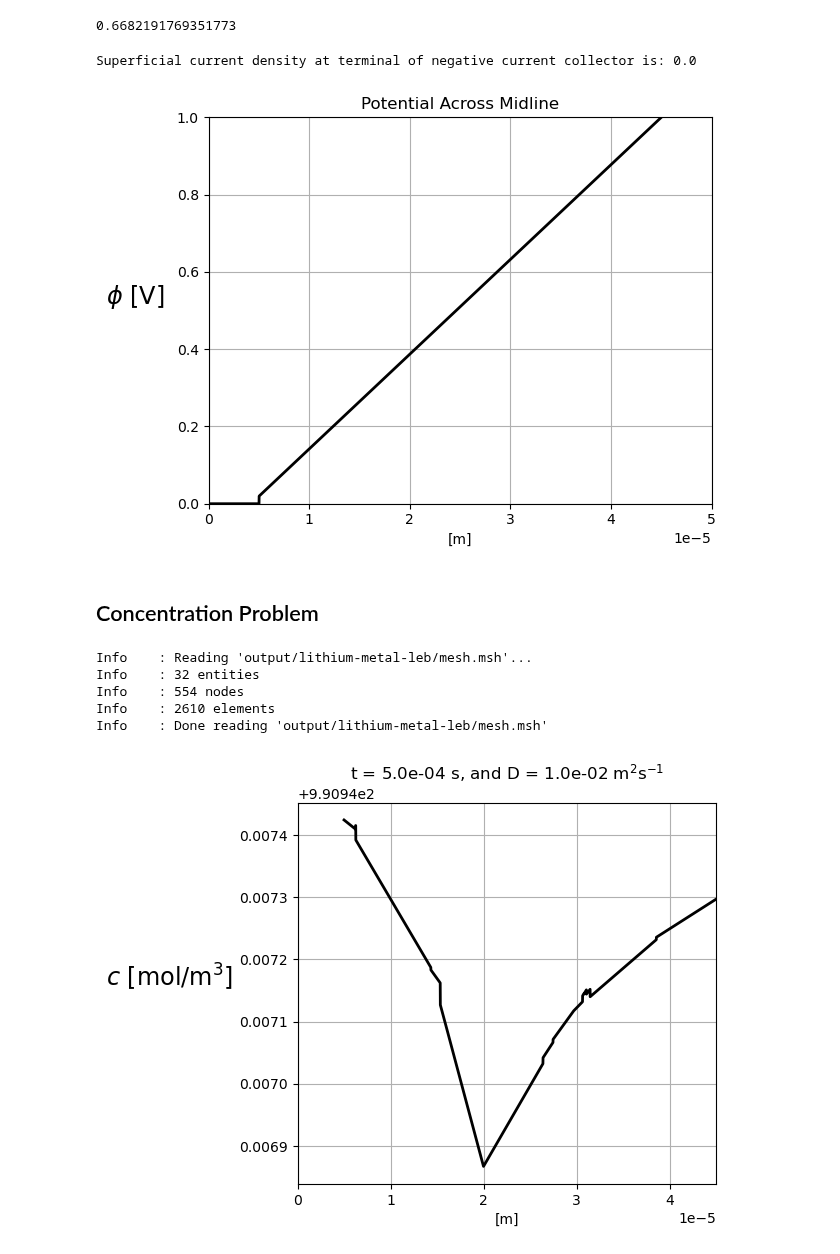
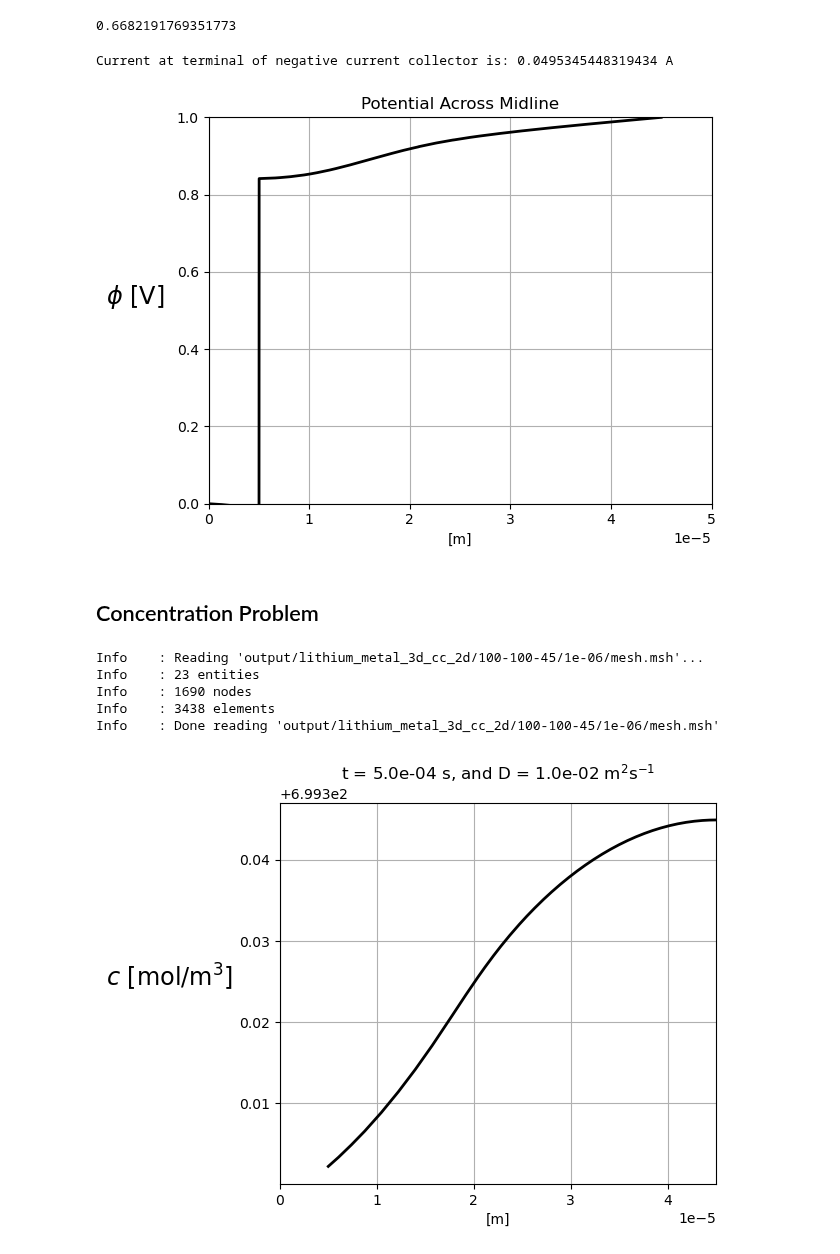
Before and after one commit to molel-gt/ssb, a Jupyter notebook: lithium-metal-battery.ipynb, the cells around one changed output. Cells and saved outputs as stored; diff of their text form; code cells hidden in the pictures.

```diff
--- a/lithium-metal-battery.ipynb
+++ b/lithium-metal-battery.ipynb
@@ -240,23 +169,3 @@ We make the following assumptions
 - binary electrolyte
 
 $$\frac{\partial c}{\partial t} + \pmb{v}\cdot\nabla c - D\nabla^2c=0$$
-# %%
-if three_dimensional:
-    with io.XDMFFile(comm, tetr_meshfile, "r") as infile3:
-        domain = infile3.read_mesh(cpp.mesh.GhostMode.none, 'Grid')
-        ct = infile3.read_meshtags(domain, name="Grid")
-    tdim = domain.topology.dim
-    fdim = tdim - 1
-    domain.topology.create_connectivity(tdim, fdim)
-
-    ft_imap = domain.topology.index_map(fdim)
-    num_facets = ft_imap.size_local + ft_imap.num_ghosts
-    indices = np.arange(0, num_facets)
-    values = np.zeros(indices.shape, dtype=np.intc)  # all facets are tagged with zero
-
-    with io.XDMFFile(comm, tria_meshfile, "r") as infile2:
-        ft = infile2.read_meshtags(domain, name="Grid")
-
-    values[ft.indices] = ft.values
-    meshtags = mesh.meshtags(domain, fdim, indices, values)
-    domaintags = mesh.meshtags(domain, domain.topology.dim, ct.indices, ct.values)
@@ -396,30 +306,24 @@ with VTXWriter(comm, potential_dg_resultsfile, [u], engine="BP4") as vtx:
 with VTXWriter(comm, potential_resultsfile, [u_cg], engine="BP4") as vtx:
     vtx.write(0.0)
 
-i_sup = fem.assemble_scalar(fem.form(inner(grad(u_cg), n) * ds(mrkr['left']))) / fem.assemble_scalar(fem.form(1 * ds(mrkr['left'])))
-print(f"Superficial current density at terminal of negative current collector is: {i_sup}")
+I_sup = fem.assemble_scalar(fem.form(inner(grad(u_cg), n) * ds(mrkr.left)))
+area_left = fem.assemble_scalar(fem.form(1 * ds(mrkr.left)))
+print(f"Current at terminal of negative current collector is: {I_sup} A")
 # %% [output]
-Superficial current density at terminal of negative current collector is: 0.0
+Current at terminal of negative current collector is: 0.0495345448319434 A
 # %%
 bb_trees = bb_tree(domain, domain.topology.dim)
 n_points = 10000
 tol = 1e-8  # Avoid hitting the outside of the domain
 
-# midline in 3D
-if three_dimensional:
-    x = y = np.zeros(n_points)
-    z = np.linspace(0 + tol, 45e-6 - tol, n_points)# midline
-
 # midline in 2D
-if two_dimensional:
-    x = np.linspace(0 + tol, 45e-6 - tol, n_points)
-    y = np.ones(n_points) * 0.5 * 30e-6  # midline
+x = np.linspace(0 + tol, 45e-6 - tol, n_points)
+y = np.ones(n_points) * 0.5 * 30e-6  # midline
 
 points = np.zeros((3, n_points))
 points[0] = x
 points[1] = y
-if three_dimensional:
-    points[2] = z
+
 u_values = []
 cells = []
 points_on_proc = []
@@ -434,10 +338,7 @@ for i, point in enumerate(points.T):
 points_on_proc = np.array(points_on_proc, dtype=np.float64)
 u_values = u.eval(points_on_proc, cells)
 fig, ax = plt.subplots()
-data_idx = 0
-if three_dimensional:
-    data_idx = 2
-ax.plot(points_on_proc[:, data_idx], u_values, "k", linewidth=2)
+ax.plot(points_on_proc[:, 0], u_values, "k", linewidth=2)
 ax.grid(True)
 ax.set_xlim([0, 50e-6])
 ax.set_ylim([0, voltage])
@@ -447,14 +348,14 @@ ax.set_title('Potential Across Midline')
 plt.tight_layout()
 plt.show()
 # %% [output]
-[figure, old version]
+[figure, new version]
 # %% [markdown]
 ## Concentration Problem
 # %%
 full_mesh, cell_tags, facet_tags = dolfinx.io.gmshio.read_from_msh(output_meshfile, comm, 0)
 
 # Create submesh for pe
-pam_domain, entity_map, vertex_map, geom_map = dolfinx.mesh.create_submesh(full_mesh, full_mesh.topology.dim, cell_tags.indices[(cell_tags.values == mrkr['electrolyte'])])
+pam_domain, entity_map, vertex_map, geom_map = dolfinx.mesh.create_submesh(full_mesh, full_mesh.topology.dim, cell_tags.indices[(cell_tags.values == mrkr.electrolyte)])
 
 # Transfer facet tags from parent mesh to submesh
 tdim = full_mesh.topology.dim
@@ -484,11 +385,11 @@ with dolfinx.io.XDMFFile(comm, "submesh.xdmf", "w", encoding=encoding) as xdmf:
     xdmf.write_mesh(pam_domain)
     xdmf.write_meshtags(sub_meshtag, x=pam_domain.geometry)
 # %% [output]
-Info    : Reading 'output/lithium-metal-leb/mesh.msh'...
-Info    : 32 entities
-Info    : 554 nodes
-Info    : 2610 elements
-Info    : Done reading 'output/lithium-metal-leb/mesh.msh'
+Info    : Reading 'output/lithium_metal_3d_cc_2d/100-100-45/1e-06/mesh.msh'...
+Info    : 23 entities
+Info    : 1690 nodes
+Info    : 3438 elements
+Info    : Done reading 'output/lithium_metal_3d_cc_2d/100-100-45/1e-06/mesh.msh'
 # %%
 c_init = 1000  # mol/m3
 t = 0 # Start time
@@ -599,44 +500,36 @@ c_vtx.close()
 bb_trees = bb_tree(pam_domain, pam_domain.topology.dim)
 n_points = 10000
 tol = 1e-8  # Avoid hitting the outside of the domain
-# midline in 3D
-if three_dimensional:
-    x = y = np.zeros(n_points)
-    z = np.linspace(0 + tol, 45e-6 - tol, n_points)
-else:
-    # midline in 2D
-    x = np.linspace(0 + tol, 45e-6 - tol, n_points)
-    y = np.ones(n_points) * 0.5 * 30e-6  # midline
+
+# midline in 2D
+x = np.linspace(0 + tol, 45e-6 - tol, n_points)
+y = np.ones(n_points) * 0.5 * 30e-6  # midline
 
 points = np.zeros((3, n_points))
 points[0] = x
 points[1] = y
-data_idx = 0
-if three_dimensional:
-    points[2] = z
-    data_idx = 2
 u_values = []
 cells = []
 points_on_proc = []
 # Find cells whose bounding-box collide with the the points
 cell_candidates = compute_collisions_points(bb_trees, points.T)
 # Choose one of the cells that contains the point
 colliding_cells = compute_colliding_cells(pam_domain, cell_candidates, points.T)
 for i, point in enumerate(points.T):
     if len(colliding_cells.links(i)) > 0:
         points_on_proc.append(point)
         cells.append(colliding_cells.links(i)[0])
 points_on_proc = np.array(points_on_proc, dtype=np.float64)
 u_values = ch.eval(points_on_proc, cells)
 fig, ax = plt.subplots()
-ax.plot(points_on_proc[:, data_idx], u_values, "k", linewidth=2)
+ax.plot(points_on_proc[:, 0], u_values, "k", linewidth=2)
 ax.grid(True)
 ax.set_xlim([0, 45e-6])
 # ax.set_ylim([0, c_init])
 ax.set_ylabel(r'$c$ [mol/m$^3$]', rotation=0, labelpad=50, fontsize='xx-large');
 ax.set_xlabel('[m]');
 ax.set_title(f't = {t:.1e} s, and D = {D_bulk:.1e} ' + r'm$^{2}$s$^{-1}$');
 plt.tight_layout();
 plt.savefig(f'figures/lma-concentration-{D_bulk:.2e}.png', dpi=1500);
 # %% [output]
-[figure, old version]
+[figure, new version]
```
Also changed, not shown: parts of 10 cells of this notebook.
